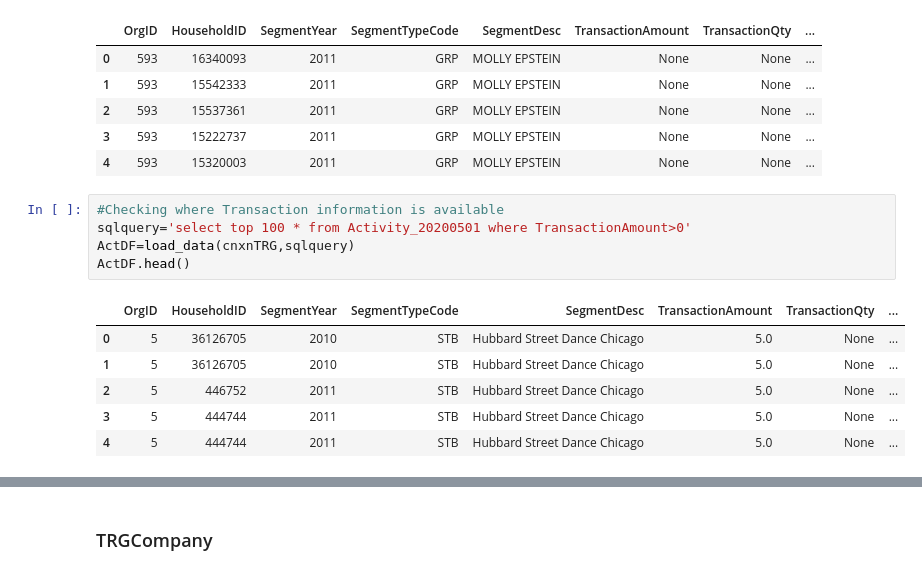
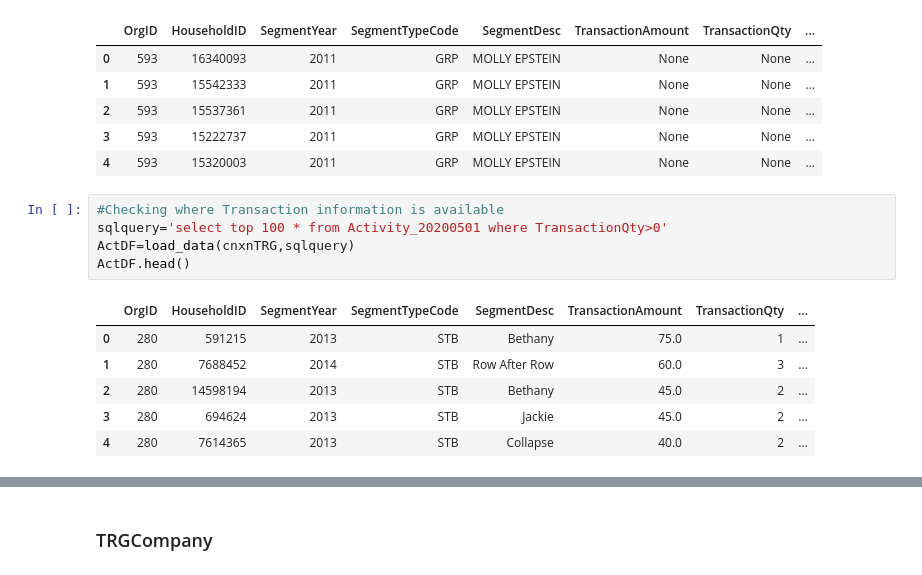
Before and after one commit to gdhungana/cdp-proc, a Jupyter notebook: docs/TRGDW_datasets.ipynb, the cells around one changed output, grey strips where cells are left out. Drawn from its saved outputs; the diff is of its cells as text.

```diff
--- a/docs/TRGDW_datasets.ipynb
+++ b/docs/TRGDW_datasets.ipynb
@@ -157,13 +186,13 @@ ActDF.head()
 | 4 | 593 | 15320003 | 2011 | GRP | MOLLY EPSTEIN | None | None | ... |
 # %%
 #Checking where Transaction information is available
-sqlquery='select top 100 * from Activity_20200501 where TransactionAmount>0'
+sqlquery='select top 100 * from Activity_20200501 where TransactionQty>0'
 ActDF=load_data(cnxnTRG,sqlquery)
 ActDF.head()
 # %% [output]
 |  | OrgID | HouseholdID | SegmentYear | SegmentTypeCode | SegmentDesc | TransactionAmount | TransactionQty | ... |
-| 0 | 5 | 36126705 | 2010 | STB | Hubbard Street Dance Chicago | 5.0 | None | ... |
-| 1 | 5 | 36126705 | 2010 | STB | Hubbard Street Dance Chicago | 5.0 | None | ... |
-| 2 | 5 | 446752 | 2011 | STB | Hubbard Street Dance Chicago | 5.0 | None | ... |
-| 3 | 5 | 444744 | 2011 | STB | Hubbard Street Dance Chicago | 5.0 | None | ... |
-| 4 | 5 | 444744 | 2011 | STB | Hubbard Street Dance Chicago | 5.0 | None | ... |
+| 0 | 280 | 591215 | 2013 | STB | Bethany | 75.0 | 1 | ... |
+| 1 | 280 | 7688452 | 2014 | STB | Row After Row | 60.0 | 3 | ... |
+| 2 | 280 | 14598194 | 2013 | STB | Bethany | 45.0 | 2 | ... |
+| 3 | 280 | 694624 | 2013 | STB | Jackie | 45.0 | 2 | ... |
+| 4 | 280 | 7614365 | 2013 | STB | Collapse | 40.0 | 2 | ... |
```
Also changed, not shown: parts of 16 cells of this notebook, 1 other file.
